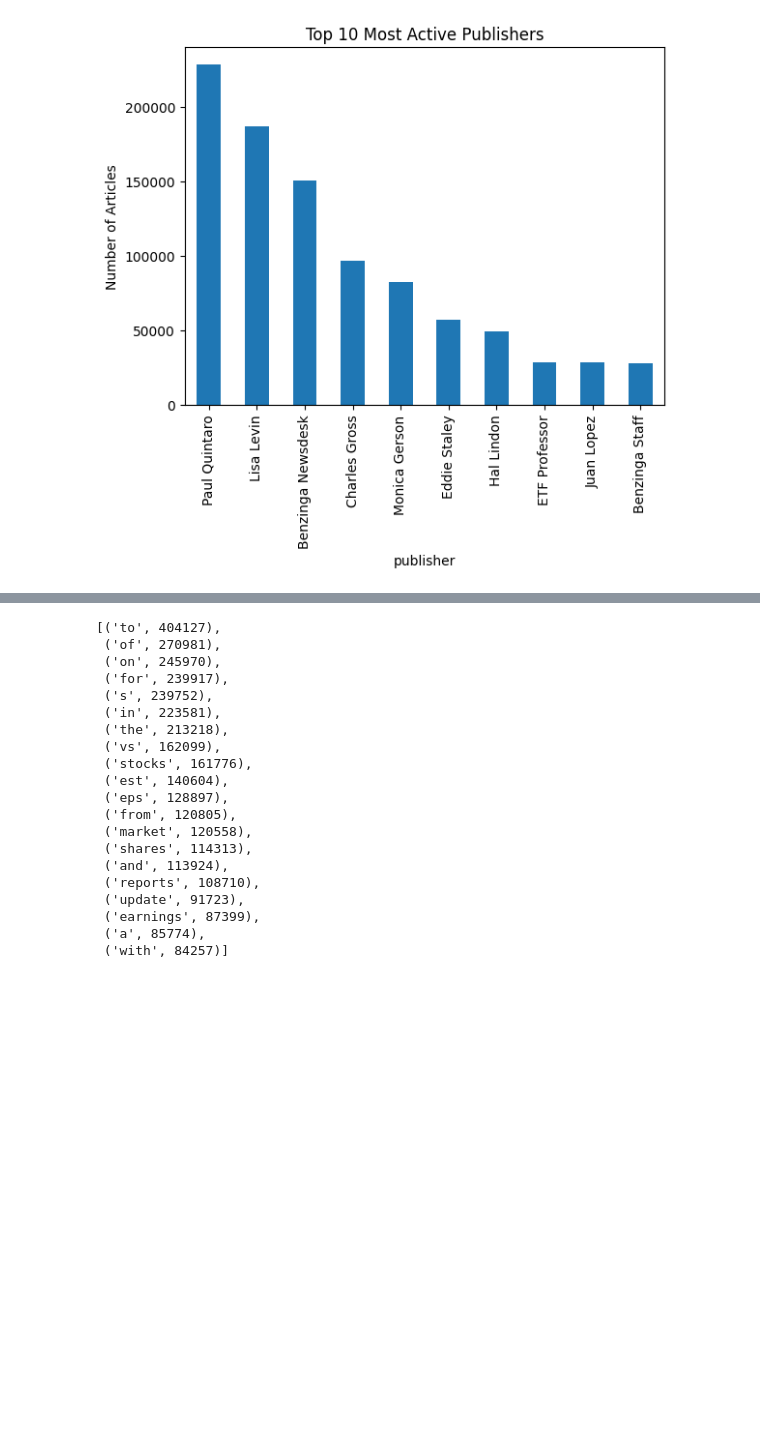
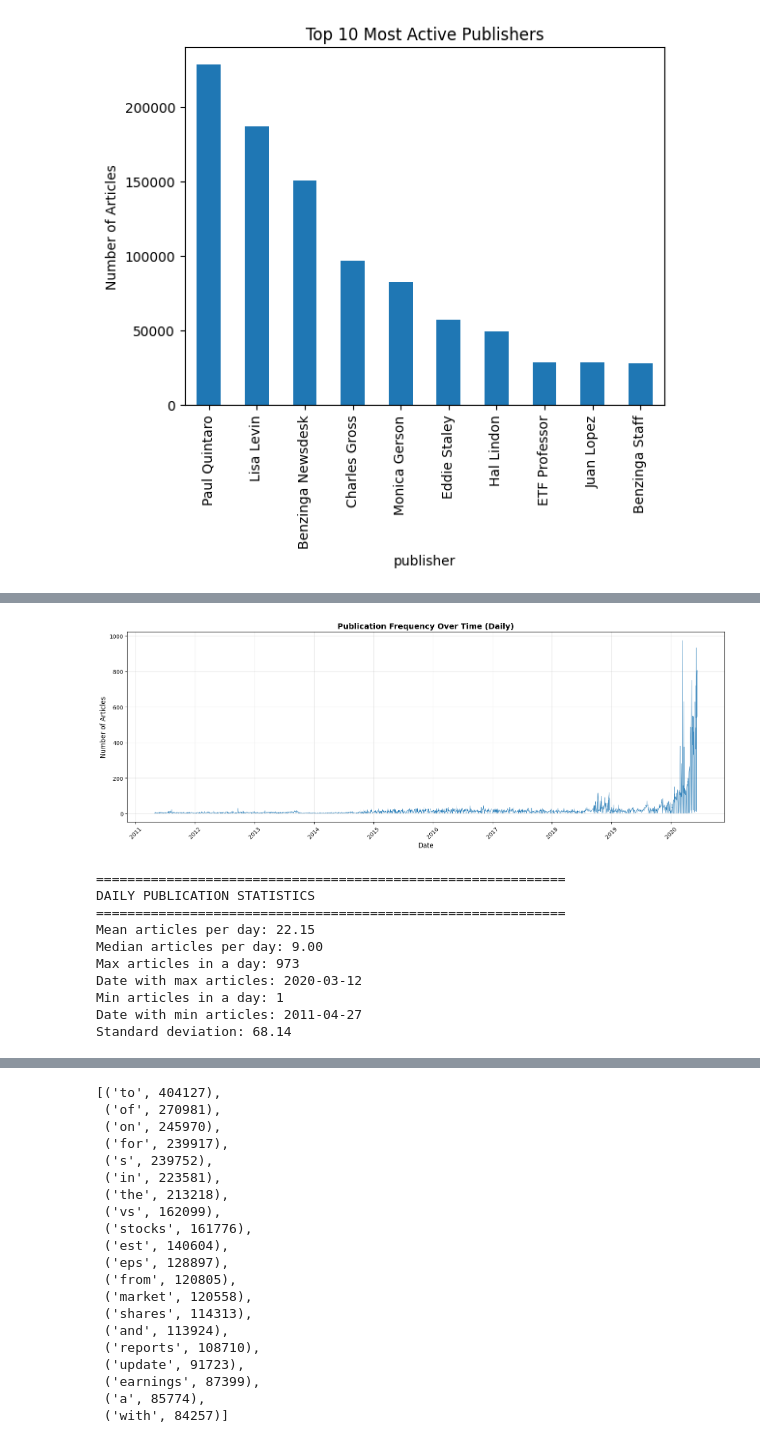
Before and after one commit to Zufan-Hadgu/Financial-news-dataset-analysis, a Jupyter notebook: notebooks/row_anlysis_eda.ipynb, the cells around one changed output, grey strips where cells are left out. Drawn from its saved outputs; the diff is of its cells as text; code cells hidden in the pictures; blank space fills up the shorter version.

Commit message:
feat: publication date trend anlysis

```diff
--- a/notebooks/row_anlysis_eda.ipynb
+++ b/notebooks/row_anlysis_eda.ipynb
@@ -121,0 +122,47 @@ invalid
+# %%
+# Extract time components for analysis
+df['year'] = df['date'].dt.year
+df['month'] = df['date'].dt.month
+df['day'] = df['date'].dt.day
+df['day_of_week'] = df['date'].dt.day_name()
+df['hour'] = df['date'].dt.hour
+df['date_only'] = df['date'].dt.date  # For daily aggregation
+df['month_year'] = df['date'].dt.to_period('M')  # For monthly aggregation
+# %%
+# 1. Daily Publication Frequency Over Time
+daily_counts = df.groupby('date_only').size()
+
+# Plot daily trends
+plt.figure(figsize=(16, 6))
+daily_counts.plot(kind='line', linewidth=0.5)
+plt.title('Publication Frequency Over Time (Daily)', fontsize=14, fontweight='bold')
+plt.xlabel('Date', fontsize=12)
+plt.ylabel('Number of Articles', fontsize=12)
+plt.xticks(rotation=45)
+plt.grid(True, alpha=0.3)
+plt.tight_layout()
+plt.show()
+
+# Summary statistics
+print("=" * 60)
+print("DAILY PUBLICATION STATISTICS")
+print("=" * 60)
+print(f"Mean articles per day: {daily_counts.mean():.2f}")
+print(f"Median articles per day: {daily_counts.median():.2f}")
+print(f"Max articles in a day: {daily_counts.max()}")
+print(f"Date with max articles: {daily_counts.idxmax()}")
+print(f"Min articles in a day: {daily_counts.min()}")
+print(f"Date with min articles: {daily_counts.idxmin()}")
+print(f"Standard deviation: {daily_counts.std():.2f}")
+# %% [output]
+[figure, added]
+============================================================
+DAILY PUBLICATION STATISTICS
+============================================================
+Mean articles per day: 22.15
+Median articles per day: 9.00
+Max articles in a day: 973
+Date with max articles: 2020-03-12
+Min articles in a day: 1
+Date with min articles: 2011-04-27
+Standard deviation: 68.14
```
Also changed, not shown: parts of 6 cells of this notebook.
